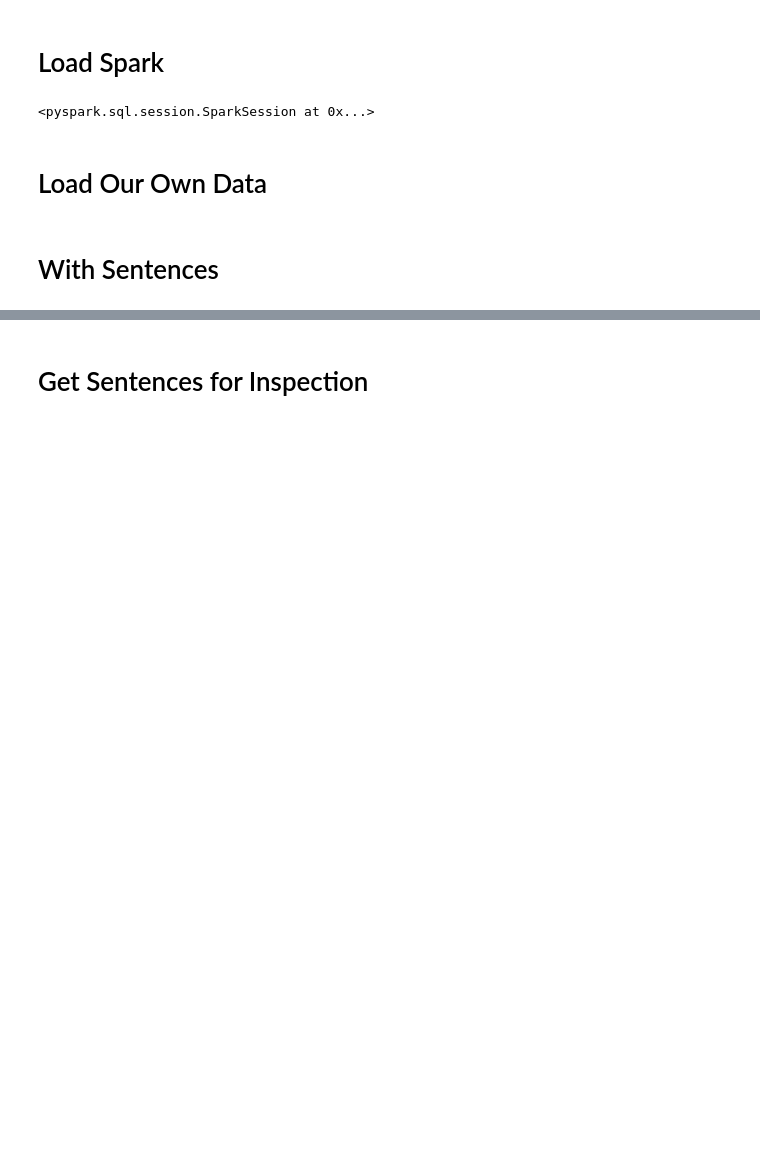
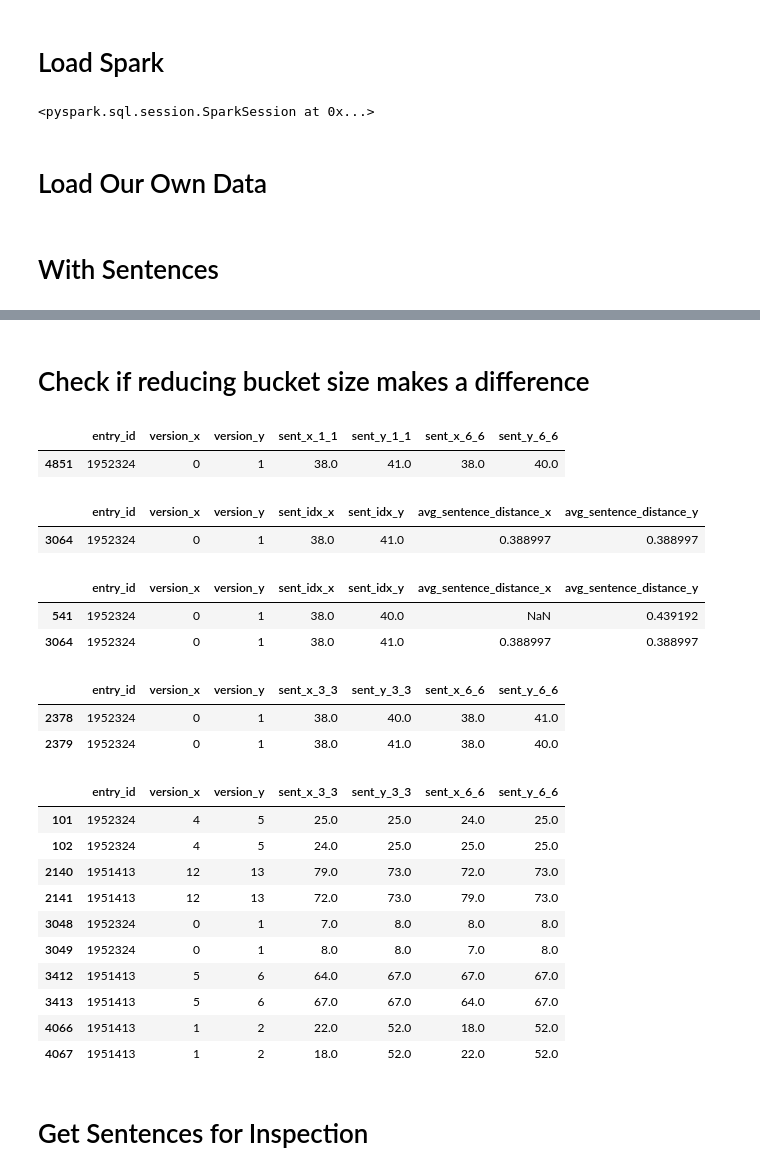
Before and after one commit to alex2awesome/edit-pathways, a Jupyter notebook: notebooks/2021-04-11_spark-nlp.ipynb, the cells around one changed output, grey strips where cells are left out. Drawn from its saved outputs; the diff is of its cells as text; code cells hidden in the pictures; blank space fills up the shorter version.

```diff
--- a/notebooks/2021-04-11_spark-nlp.ipynb
+++ b/notebooks/2021-04-11_spark-nlp.ipynb
@@ -530,0 +384,78 @@ min_sent_dfp = min_sent_dfp.sort_values(['entry_id', 'version_x', 'version_y', '
+# %% [markdown]
+# Check if reducing bucket size makes a difference
+# %%
+(final_df_1_1[cols]
+ .rename({'sent_idx_x': 'sent_x_1_1', 'sent_idx_y': 'sent_y_1_1'}, axis=1)
+ .merge(
+    final_df_6_6[cols].rename({'sent_idx_x': 'sent_x_6_6', 'sent_idx_y': 'sent_y_6_6'}, axis=1),
+    right_on=['entry_id', 'version_x', 'version_y', 'sent_x_6_6'],
+    left_on=['entry_id', 'version_x', 'version_y', 'sent_x_1_1'],
+    how='outer'
+)
+ .loc[lambda df: df['sent_y_1_1'] != df['sent_y_6_6']]
+ .loc[lambda df: ~( df['sent_x_1_1'].isnull() & df['sent_y_1_1'].notnull())]
+ .loc[lambda df: ~( df['sent_x_1_1'].notnull() & df['sent_y_1_1'].isnull())]
+#  .dropna()
+)
+# %% [output]
+|  | entry_id | version_x | version_y | sent_x_1_1 | sent_y_1_1 | sent_x_6_6 | sent_y_6_6 |
+| 4851 | 1952324 | 0 | 1 | 38.0 | 41.0 | 38.0 | 40.0 |
+# %%
+(final_df_1_1
+ .loc[lambda df: df['entry_id'] == 1952324]
+ .loc[lambda df: df['version_x'] == 0]
+ .loc[lambda df: df['version_y'] == 1]
+ .loc[lambda df: df['sent_idx_x'] == 38]
+)
+# %% [output]
+|  | entry_id | version_x | version_y | sent_idx_x | sent_idx_y | avg_sentence_distance_x | avg_sentence_distance_y |
+| 3064 | 1952324 | 0 | 1 | 38.0 | 41.0 | 0.388997 | 0.388997 |
+# %%
+(final_df_3_3
+ .loc[lambda df: df['entry_id'] == 1952324]
+ .loc[lambda df: df['version_x'] == 0]
+ .loc[lambda df: df['version_y'] == 1]
+ .loc[lambda df: df['sent_idx_x'] == 38]
+)
+# %% [output]
+|  | entry_id | version_x | version_y | sent_idx_x | sent_idx_y | avg_sentence_distance_x | avg_sentence_distance_y |
+| 541 | 1952324 | 0 | 1 | 38.0 | 40.0 | NaN | 0.439192 |
+| 3064 | 1952324 | 0 | 1 | 38.0 | 41.0 | 0.388997 | 0.388997 |
+# %%
+(final_df_3_3[cols]
+ .rename({'sent_idx_x': 'sent_x_3_3', 'sent_idx_y': 'sent_y_3_3'}, axis=1)
+ .merge(
+    final_df_6_6[cols].rename({'sent_idx_x': 'sent_x_6_6', 'sent_idx_y': 'sent_y_6_6'}, axis=1),
+    right_on=['entry_id', 'version_x', 'version_y', 'sent_x_6_6'],
+    left_on=['entry_id', 'version_x', 'version_y', 'sent_x_3_3'],
+)
+ .loc[lambda df: df['sent_y_3_3'] != df['sent_y_6_6']]
+ .dropna()
+)
+# %% [output]
+|  | entry_id | version_x | version_y | sent_x_3_3 | sent_y_3_3 | sent_x_6_6 | sent_y_6_6 |
+| 2378 | 1952324 | 0 | 1 | 38.0 | 40.0 | 38.0 | 41.0 |
+| 2379 | 1952324 | 0 | 1 | 38.0 | 41.0 | 38.0 | 40.0 |
+# %%
+(final_df_3_3[cols]
+ .rename({'sent_idx_x': 'sent_x_3_3', 'sent_idx_y': 'sent_y_3_3'}, axis=1)
+ .merge(
+    final_df_6_6[cols].rename({'sent_idx_x': 'sent_x_6_6', 'sent_idx_y': 'sent_y_6_6'}, axis=1),
+    right_on=['entry_id', 'version_x', 'version_y', 'sent_y_6_6'],
+    left_on=['entry_id', 'version_x', 'version_y', 'sent_y_3_3'],
+)
+ .loc[lambda df: df['sent_x_3_3'] != df['sent_x_6_6']]
+ .dropna()
+)
+# %% [output]
+|  | entry_id | version_x | version_y | sent_x_3_3 | sent_y_3_3 | sent_x_6_6 | sent_y_6_6 |
+| 101 | 1952324 | 4 | 5 | 25.0 | 25.0 | 24.0 | 25.0 |
+| 102 | 1952324 | 4 | 5 | 24.0 | 25.0 | 25.0 | 25.0 |
+| 2140 | 1951413 | 12 | 13 | 79.0 | 73.0 | 72.0 | 73.0 |
+| 2141 | 1951413 | 12 | 13 | 72.0 | 73.0 | 79.0 | 73.0 |
+| 3048 | 1952324 | 0 | 1 | 7.0 | 8.0 | 8.0 | 8.0 |
+| 3049 | 1952324 | 0 | 1 | 8.0 | 8.0 | 7.0 | 8.0 |
+| 3412 | 1951413 | 5 | 6 | 64.0 | 67.0 | 67.0 | 67.0 |
+| 3413 | 1951413 | 5 | 6 | 67.0 | 67.0 | 64.0 | 67.0 |
+| 4066 | 1951413 | 1 | 2 | 22.0 | 52.0 | 18.0 | 52.0 |
+| 4067 | 1951413 | 1 | 2 | 18.0 | 52.0 | 22.0 | 52.0 |
```
Also changed, not shown: parts of 61 cells of this notebook.
